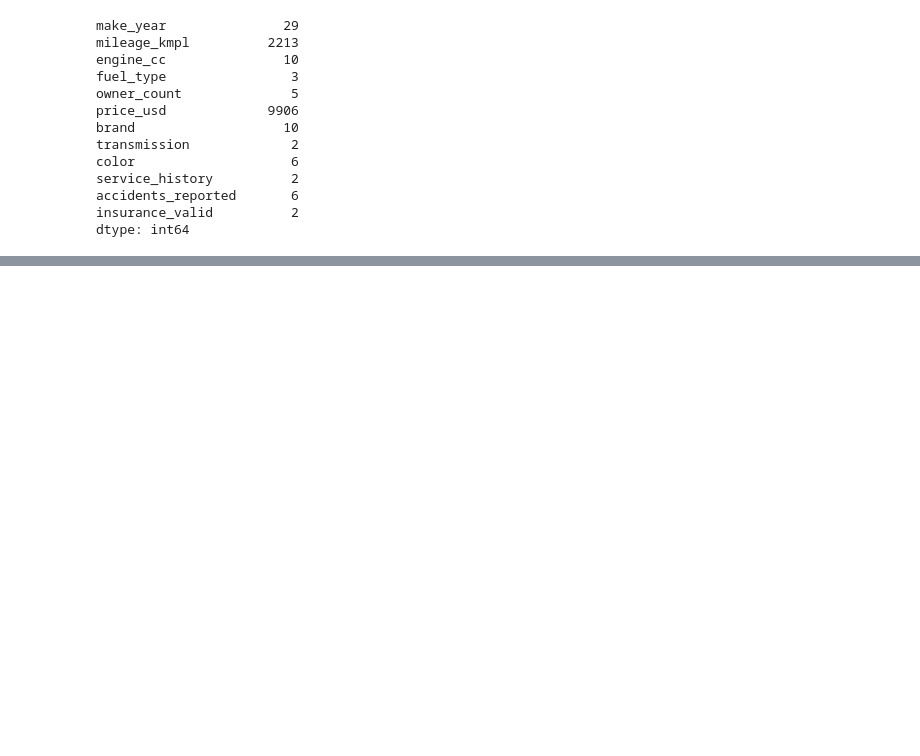
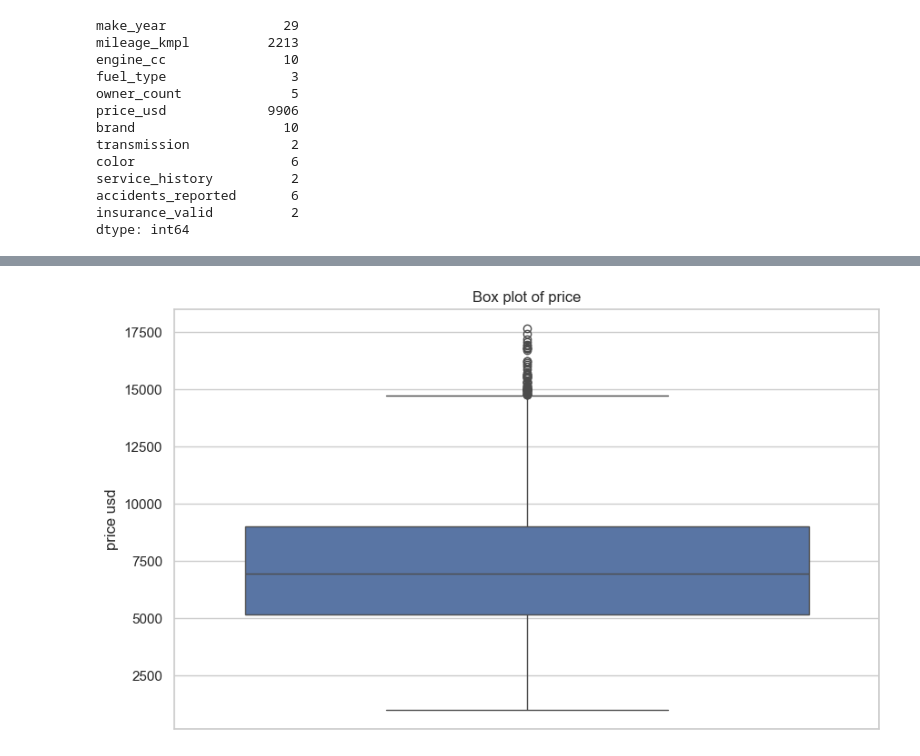
Before and after one commit to Tolreri21/used-car-price-service, a Jupyter notebook: notebooks/eda.ipynb, the cells around one changed output, grey strips where cells are left out. Saved outputs shown, nothing was run; the diff lists cells and outputs as text; code cells hidden in the pictures; blank space fills up the shorter version.

```diff
--- a/notebooks/eda.ipynb
+++ b/notebooks/eda.ipynb
@@ -62,0 +108,7 @@ Name: count, dtype: int64
+# %%
+sns.boxplot(data = df, y = "price_usd")
+plt.title("Box plot of price")
+plt.ylabel("price usd")
+plt.show()
+# %% [output]
+[figure, added]
```
Also changed, not shown: parts of 15 cells of this notebook.
